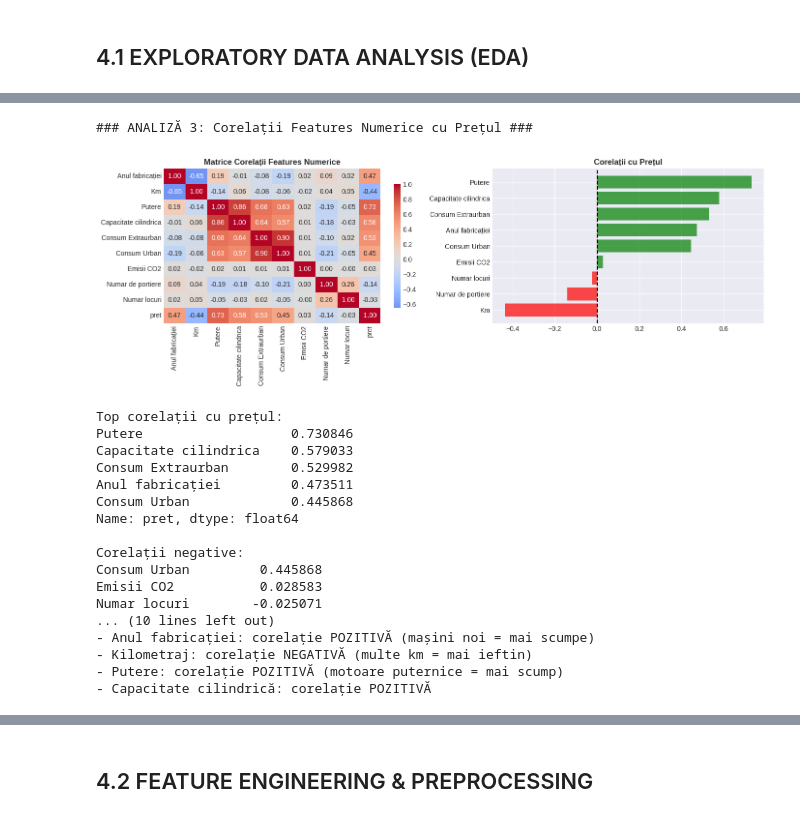
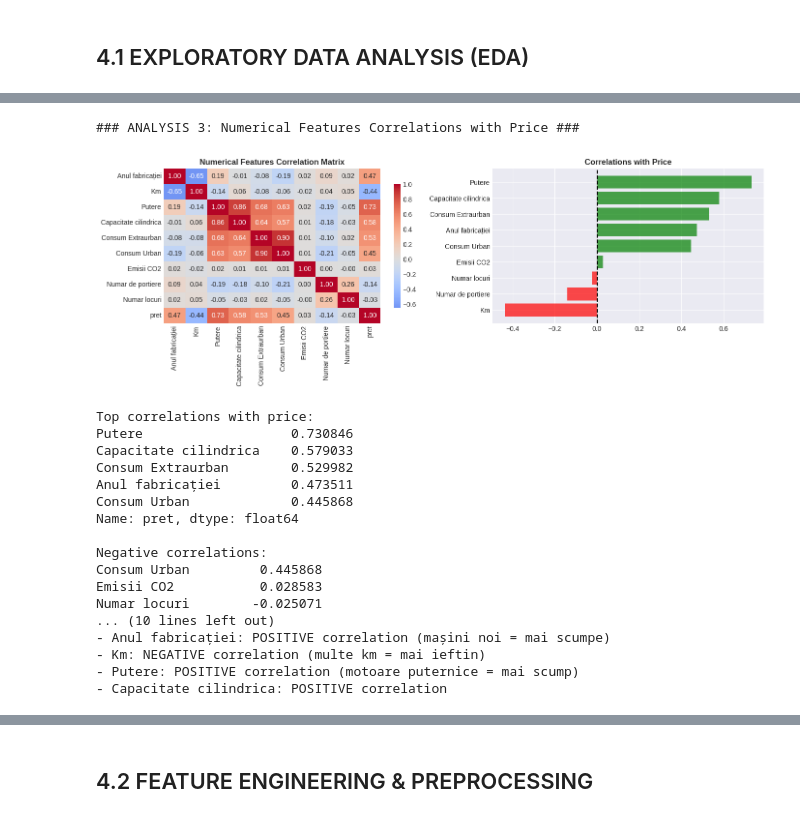
Before and after one commit to denboba/Machine-Learning, a Jupyter notebook: tema/tema1_abdulkadir gobena-denboba.ipynb, the cells around one changed output, grey strips where cells are left out. Saved outputs shown, nothing was run; the diff lists cells and outputs as text; code cells hidden in the pictures.

```diff
--- a/tema/tema1_abdulkadir gobena-denboba.ipynb
+++ b/tema/tema1_abdulkadir gobena-denboba.ipynb
@@ -768,6 +763,6 @@ Name: pret, dtype: float64
 # %%
 # ANALYSIS 3: Numerical features correlations
-print("\n### ANALIZĂ 3: Corelații Features Numerice cu Prețul ###")
+print("\n### ANALYSIS 3: Numerical Features Correlations with Price ###")
 
 numerical_cols = ['Anul fabricației', 'Km', 'Putere', 'Capacitate cilindrica',
                   'Consum Extraurban', 'Consum Urban', 'Emisii CO2',
@@ -778,49 +773,49 @@ available_numerical = [col for col in numerical_cols if col in df_train_auto.col
 df_numerical = df_train_auto[available_numerical + ['pret']].dropna()
 
 if len(df_numerical) > 0:
     corr_matrix = df_numerical.corr()
     target_corr = corr_matrix['pret'].drop('pret').sort_values(ascending=False)
 
     fig, axes = plt.subplots(1, 2, figsize=(14, 5))
 
     # Heatmap
     sns.heatmap(corr_matrix, annot=True, fmt='.2f', cmap='coolwarm',
                 center=0, ax=axes[0], cbar_kws={"shrink": 0.8})
-    axes[0].set_title('Matrice Corelații Features Numerice', fontweight='bold')
+    axes[0].set_title('Numerical Features Correlation Matrix', fontweight='bold')
 
     # Bar plot correlations with target
     target_corr_sorted = target_corr.sort_values()
     colors = ['red' if x < 0 else 'green' for x in target_corr_sorted.values]
     axes[1].barh(range(len(target_corr_sorted)), target_corr_sorted.values, color=colors, alpha=0.7)
     axes[1].set_yticks(range(len(target_corr_sorted)))
     axes[1].set_yticklabels(target_corr_sorted.index)
-    axes[1].set_title('Corelații cu Prețul', fontweight='bold')
+    axes[1].set_title('Correlations with Price', fontweight='bold')
     axes[1].axvline(x=0, color='black', linestyle='--')
 
     plt.tight_layout()
     plt.show()
 
-    print("\nTop corelații cu prețul:")
+    print("\nTop correlations with price:")
     print(target_corr.head())
-    print("\nCorelații negative:")
+    print("\nNegative correlations:")
     print(target_corr.tail())
 
 print("""
-✓ JUSTIFICARE:
-Corelațiile identifică features predictive puternice:
-- Features cu corelație mare sunt prioritare
-- Detectare multicolinearitate între features
+✓ JUSTIFICATION:
+Correlations identify strongly predictive features:
+- Features with high correlation are prioritized
+- Detect multicollinearity between features
 
-✓ OBSERVAȚII AȘTEPTATE:
-- Anul fabricației: corelație POZITIVĂ (mașini noi = mai scumpe)
-- Kilometraj: corelație NEGATIVĂ (multe km = mai ieftin)
-- Putere: corelație POZITIVĂ (motoare puternice = mai scump)
-- Capacitate cilindrică: corelație POZITIVĂ
+✓ EXPECTED OBSERVATIONS:
+- Anul fabricației: POSITIVE correlation (mașini noi = mai scumpe)
+- Km: NEGATIVE correlation (multe km = mai ieftin)
+- Putere: POSITIVE correlation (motoare puternice = mai scump)
+- Capacitate cilindrica: POSITIVE correlation
 """)
 # %% [output]
-### ANALIZĂ 3: Corelații Features Numerice cu Prețul ###
+### ANALYSIS 3: Numerical Features Correlations with Price ###
-[figure, old version]
+[figure, new version]
-Top corelații cu prețul:
+Top correlations with price:
 Putere                   0.730846
 Capacitate cilindrica    0.579033
 Consum Extraurban        0.529982
@@ -828,13 +823,13 @@ Anul fabricației         0.473511
 Consum Urban             0.445868
 Name: pret, dtype: float64
 
-Corelații negative:
+Negative correlations:
 Consum Urban         0.445868
 Emisii CO2           0.028583
 Numar locuri        -0.025071
 ... (10 lines left out)
-- Anul fabricației: corelație POZITIVĂ (mașini noi = mai scumpe)
-- Kilometraj: corelație NEGATIVĂ (multe km = mai ieftin)
-- Putere: corelație POZITIVĂ (motoare puternice = mai scump)
-- Capacitate cilindrică: corelație POZITIVĂ
+- Anul fabricației: POSITIVE correlation (mașini noi = mai scumpe)
+- Km: NEGATIVE correlation (multe km = mai ieftin)
+- Putere: POSITIVE correlation (motoare puternice = mai scump)
+- Capacitate cilindrica: POSITIVE correlation
 # %%
```
Also changed, not shown: parts of 33 cells of this notebook.
